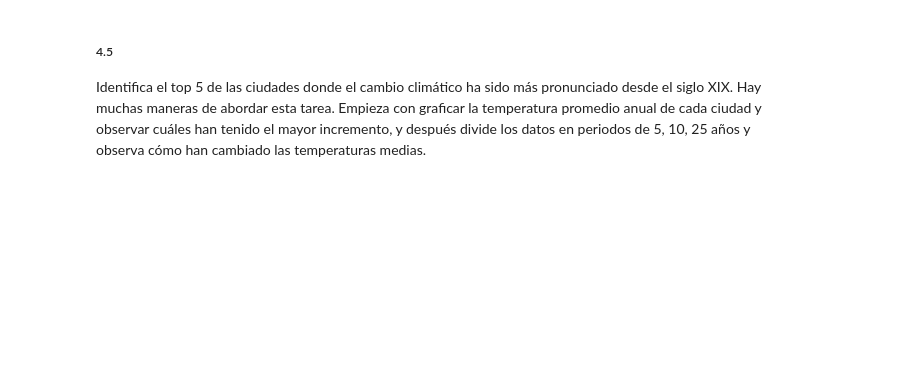
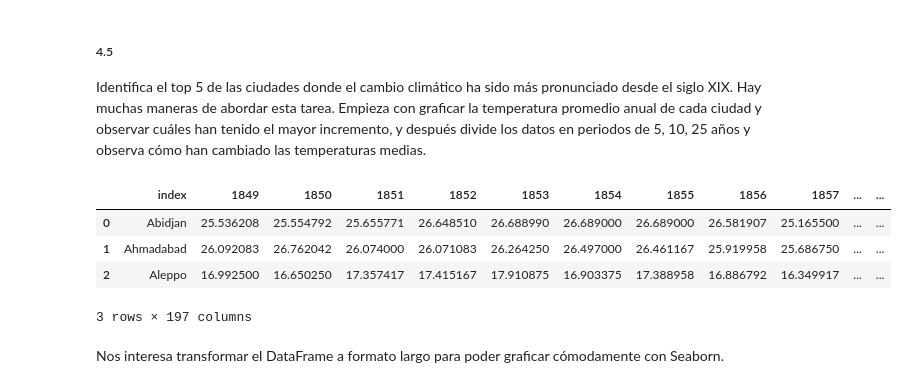
Before and after one commit to RodrigoRiveraRico/data_science_FCiencias, a Jupyter notebook: Clase_3/Clase_3.ipynb, the cells around one changed output. Saved outputs shown, nothing was run; the diff lists cells and outputs as text; code cells hidden in the pictures; blank space fills up the shorter version.

```diff
--- a/Clase_3/Clase_3.ipynb
+++ b/Clase_3/Clase_3.ipynb
@@ -152,4 +163,4 @@ print(f"""
 # %% [markdown]
 Aplicamosa ahora la función `llenar_faltantes` al conjunto de datos `conjunto[1]` que corresponde a `AverageTemperature`
 # %%
-AverageTemperature_full = llenar_faltantes(conjunto[1])
+AverageTemperature_full = np.array(llenar_faltantes(conjunto[1]))
@@ -407,3 +332,15 @@ Annual_Mean_Temperature('London')
 # %% [markdown]
 ##### 4.5
 Identifica el top 5 de las ciudades donde el cambio climático ha sido más pronunciado desde el siglo XIX. Hay muchas maneras de abordar esta tarea. Empieza con graficar la temperatura promedio anual de cada ciudad y observar cuáles han tenido el mayor incremento, y después divide los datos en periodos de 5, 10, 25 años y observa cómo han cambiado las temperaturas medias.
+# %%
+df = pd.DataFrame.from_dict({city: Annual_Mean_Temperature(city) for city in ciudades_unicas}, orient='index').reset_index()
+
+df.head(3)
+# %% [output]
+|  | index | 1849 | 1850 | 1851 | 1852 | 1853 | 1854 | 1855 | 1856 | 1857 | ... | ... |
+| 0 | Abidjan | 25.536208 | 25.554792 | 25.655771 | 26.648510 | 26.688990 | 26.689000 | 26.689000 | 26.581907 | 25.165500 | ... | ... |
+| 1 | Ahmadabad | 26.092083 | 26.762042 | 26.074000 | 26.071083 | 26.264250 | 26.497000 | 26.461167 | 25.919958 | 25.686750 | ... | ... |
+| 2 | Aleppo | 16.992500 | 16.650250 | 17.357417 | 17.415167 | 17.910875 | 16.903375 | 17.388958 | 16.886792 | 16.349917 | ... | ... |
+3 rows × 197 columns
+# %% [markdown]
+Nos interesa transformar el DataFrame a formato largo para poder graficar cómodamente con Seaborn.
```
Also changed, not shown: parts of 26 cells of this notebook.
